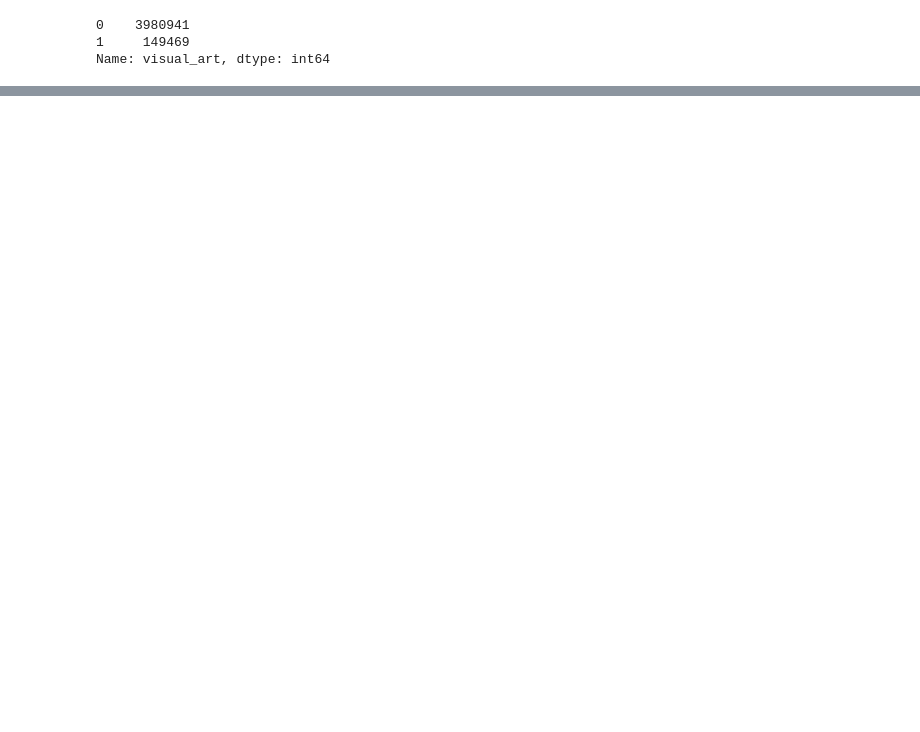
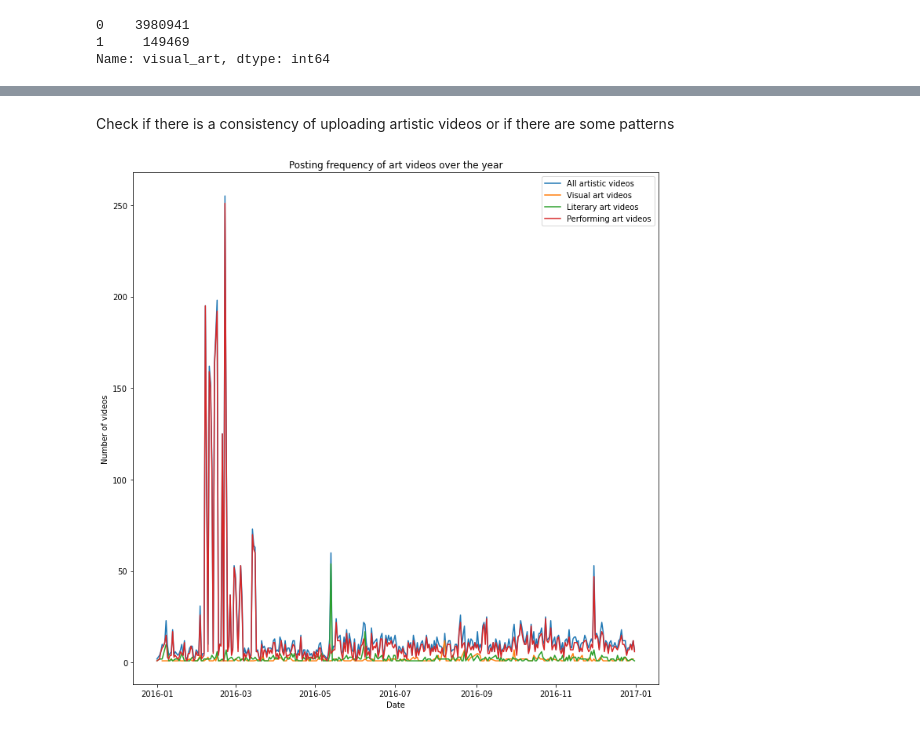
Before and after one commit to epfl-ada/ada-2022-project-geksada, a Jupyter notebook: preliminary_analysis.ipynb, the cells around one changed output, grey strips where cells are left out. Cells and saved outputs as stored; diff of their text form; code cells hidden in the pictures; blank space fills up the shorter version.

```diff
--- a/preliminary_analysis.ipynb
+++ b/preliminary_analysis.ipynb
@@ -116,0 +186,24 @@ Name: visual_art, dtype: int64
+# %% [markdown]
+Check if there is a consistency of uploading artistic videos or if there are some patterns
+# %%
+# Convert upload date to only date format
+df_meta_16['upload_date'] = pd.to_datetime(df_meta_16['upload_date'], format='%Y-%m-%d').dt.date
+art_df['upload_date'] = pd.to_datetime(art_df['upload_date'], format='%Y-%m-%d').dt.date
+# %%
+all_art_vid_count_year = art_df.groupby("upload_date").count().channel_id
+vis_art_vid_count_year = art_df[art_df.visual_art==1].groupby("upload_date").count().channel_id
+lit_art_vid_count_year = art_df[art_df.literary_art==1].groupby("upload_date").count().channel_id
+perf_art_vid_count_year = art_df[art_df.performing_art==1].groupby("upload_date").count().channel_id
+
+plt.figure(figsize=(12,12))
+plt.plot(all_art_vid_count_year, label="All artistic videos")
+plt.plot(vis_art_vid_count_year, label="Visual art videos")
+plt.plot(lit_art_vid_count_year, label="Literary art videos")
+plt.plot(perf_art_vid_count_year, label="Performing art videos")
+plt.legend()
+plt.title('Posting frequency of art videos over the year')
+plt.xlabel('Date')
+plt.ylabel('Number of videos')
+plt.show()
+# %% [output]
+[figure, added]
```
Also changed, not shown: parts of 9 cells of this notebook.
